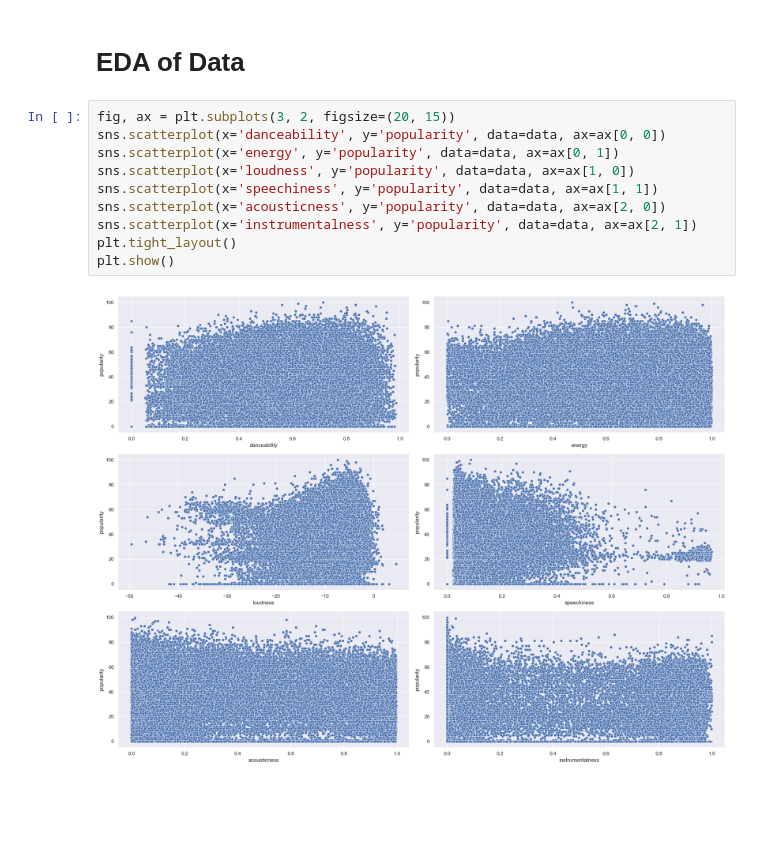
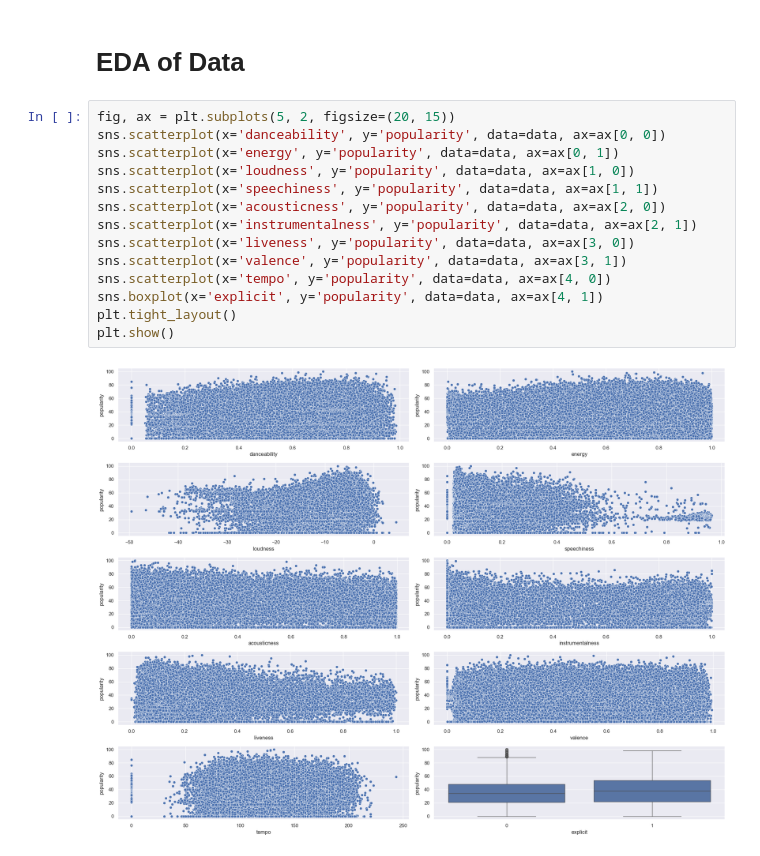
Before and after one commit to KyleMcQ/Data-Analysis-Visualisation---Spotify, a Jupyter notebook: Spotify_DAV.ipynb, the cells around one changed output. Saved outputs shown, nothing was run; the diff lists cells and outputs as text; blank space fills up the shorter version.

```diff
--- a/Spotify_DAV.ipynb
+++ b/Spotify_DAV.ipynb
@@ -209,14 +209,18 @@ plt.show()
 # %% [markdown]
 <h1> EDA of Data </h1>
 # %%
-fig, ax = plt.subplots(3, 2, figsize=(20, 15))
+fig, ax = plt.subplots(5, 2, figsize=(20, 15))
 sns.scatterplot(x='danceability', y='popularity', data=data, ax=ax[0, 0])
 sns.scatterplot(x='energy', y='popularity', data=data, ax=ax[0, 1])
 sns.scatterplot(x='loudness', y='popularity', data=data, ax=ax[1, 0])
 sns.scatterplot(x='speechiness', y='popularity', data=data, ax=ax[1, 1])
 sns.scatterplot(x='acousticness', y='popularity', data=data, ax=ax[2, 0])
 sns.scatterplot(x='instrumentalness', y='popularity', data=data, ax=ax[2, 1])
+sns.scatterplot(x='liveness', y='popularity', data=data, ax=ax[3, 0])
+sns.scatterplot(x='valence', y='popularity', data=data, ax=ax[3, 1])
+sns.scatterplot(x='tempo', y='popularity', data=data, ax=ax[4, 0])
+sns.boxplot(x='explicit', y='popularity', data=data, ax=ax[4, 1])
 plt.tight_layout()
 plt.show()
 # %% [output]
-[figure, old version]
+[figure, new version]
```
Also changed, not shown: parts of 1 cell of this notebook.
